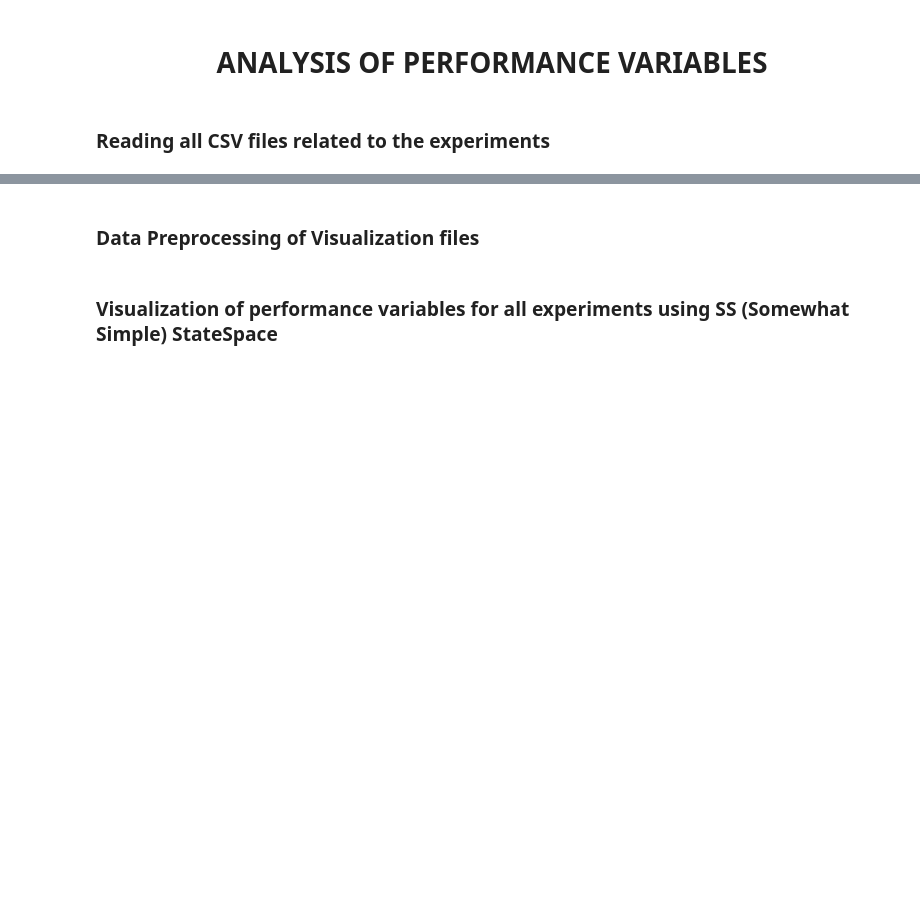
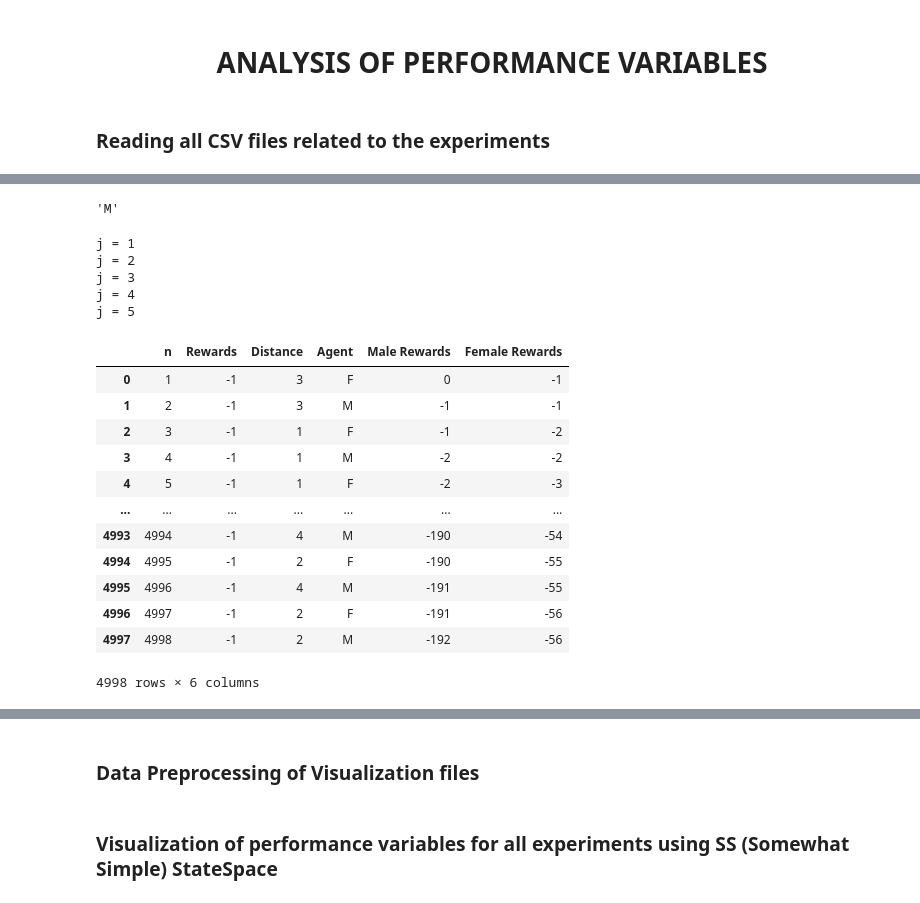
Before and after one commit to a23patel/COSC4368_GroupProject, a Jupyter notebook: performanceMetrics_visualization.ipynb, the cells around one changed output, grey strips where cells are left out. Drawn from its saved outputs; the diff is of its cells as text; code cells hidden in the pictures; blank space fills up the shorter version.

```diff
--- a/performanceMetrics_visualization.ipynb
+++ b/performanceMetrics_visualization.ipynb
@@ -31,0 +68,29 @@ var_data
+# %%
+df.loc[5+2,'Agent']
+# %% [output]
+'M'
+# %%
+get_rewards(var_data[-1], terminal_state_data[-1])
+#var_data[0]['Rewards'].unique()
+# %% [output]
+j = 1
+j = 2
+j = 3
+j = 4
+j = 5
+# %%
+var_data[-1]
+# %% [output]
+|  | n | Rewards | Distance | Agent | Male Rewards | Female Rewards |
+| 0 | 1 | -1 | 3 | F | 0 | -1 |
+| 1 | 2 | -1 | 3 | M | -1 | -1 |
+| 2 | 3 | -1 | 1 | F | -1 | -2 |
+| 3 | 4 | -1 | 1 | M | -2 | -2 |
+| 4 | 5 | -1 | 1 | F | -2 | -3 |
+| ... | ... | ... | ... | ... | ... | ... |
+| 4993 | 4994 | -1 | 4 | M | -190 | -54 |
+| 4994 | 4995 | -1 | 2 | F | -190 | -55 |
+| 4995 | 4996 | -1 | 4 | M | -191 | -55 |
+| 4996 | 4997 | -1 | 2 | F | -191 | -56 |
+| 4997 | 4998 | -1 | 2 | M | -192 | -56 |
+4998 rows × 6 columns
```
Also changed, not shown: parts of 123 cells of this notebook.
